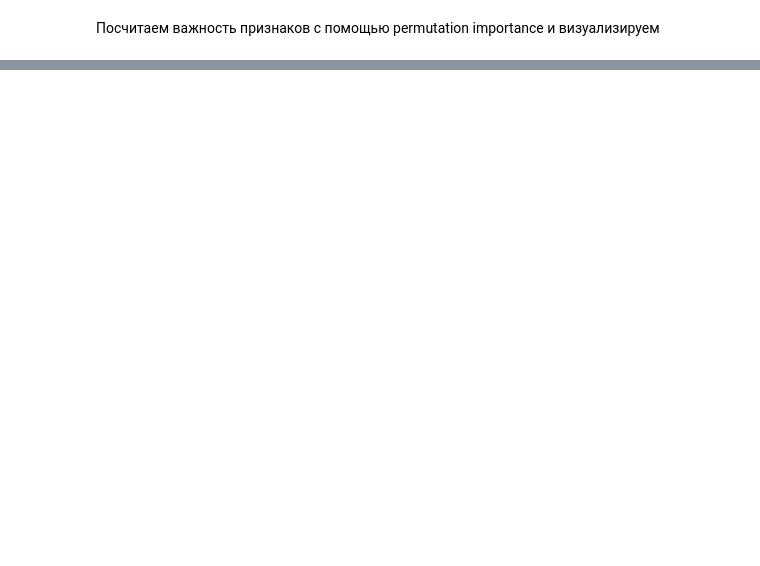
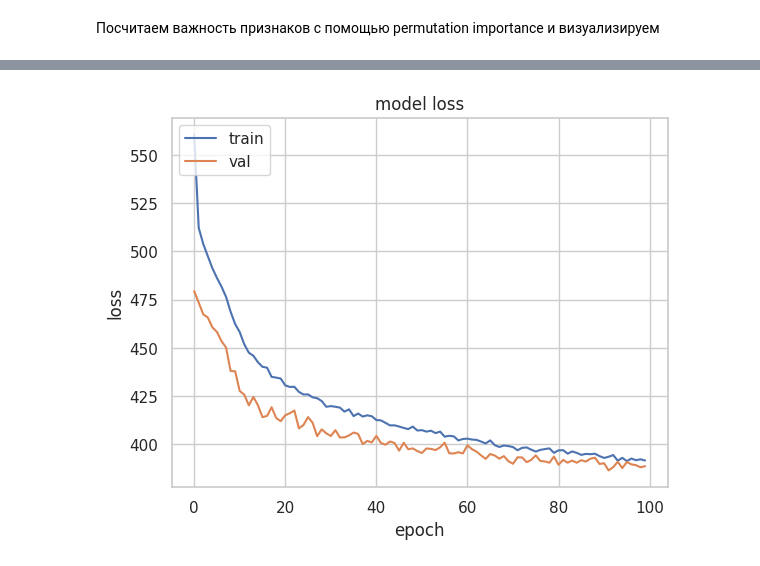
Before and after one commit to Nokvix/Neural-Network-Programming, a Jupyter notebook: songs_popularity/songs_spotify_model_improvement.ipynb, the cells around one changed output, grey strips where cells are left out. Saved outputs shown, nothing was run; the diff lists cells and outputs as text; code cells hidden in the pictures; blank space fills up the shorter version.

```diff
--- a/songs_popularity/songs_spotify_model_improvement.ipynb
+++ b/songs_popularity/songs_spotify_model_improvement.ipynb
@@ -1061,0 +1121,11 @@ plt.show()
+# %%
+# Build the model
+model4 = keras.Sequential([
+    keras.layers.Dense(128, activation='relu', input_shape=(X_train.shape[1],)),
+    keras.layers.Dropout(0.3),
+    keras.layers.Dense(64, activation='relu'),
+    keras.layers.Dropout(0.3),
+    keras.layers.Dense(32, activation='relu'),
+    keras.layers.Dropout(0.3),
+    keras.layers.Dense(1)
+])
@@ -1061,0 +1156,6 @@ plt.show()
+# %%
+# Compile the model
+model4.compile(optimizer='adam', loss='mean_squared_error')
+# %%
+# Train the model
+history4 = model4.fit(X_train, y_train, epochs=100, batch_size=32, validation_split=0.2)
@@ -1061,0 +1252,10 @@ plt.show()
+# %%
+plt.plot(history4.history['loss'])
+plt.plot(history4.history['val_loss'])
+plt.title('model loss')
+plt.ylabel('loss')
+plt.xlabel('epoch')
+plt.legend(['train', 'val'], loc='upper left')
+plt.show()
+# %% [output]
+[figure, added]
```
Also changed, not shown: parts of 37 cells of this notebook.
